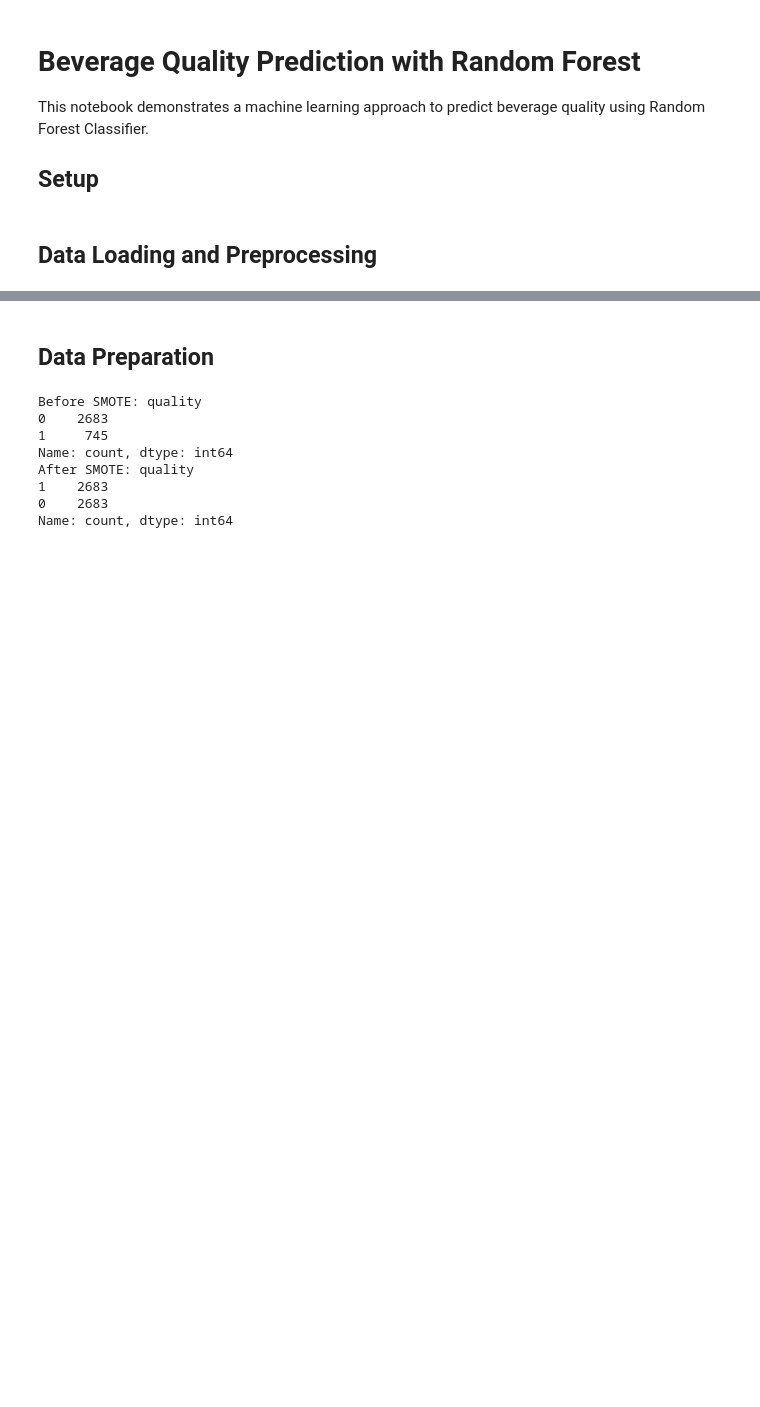
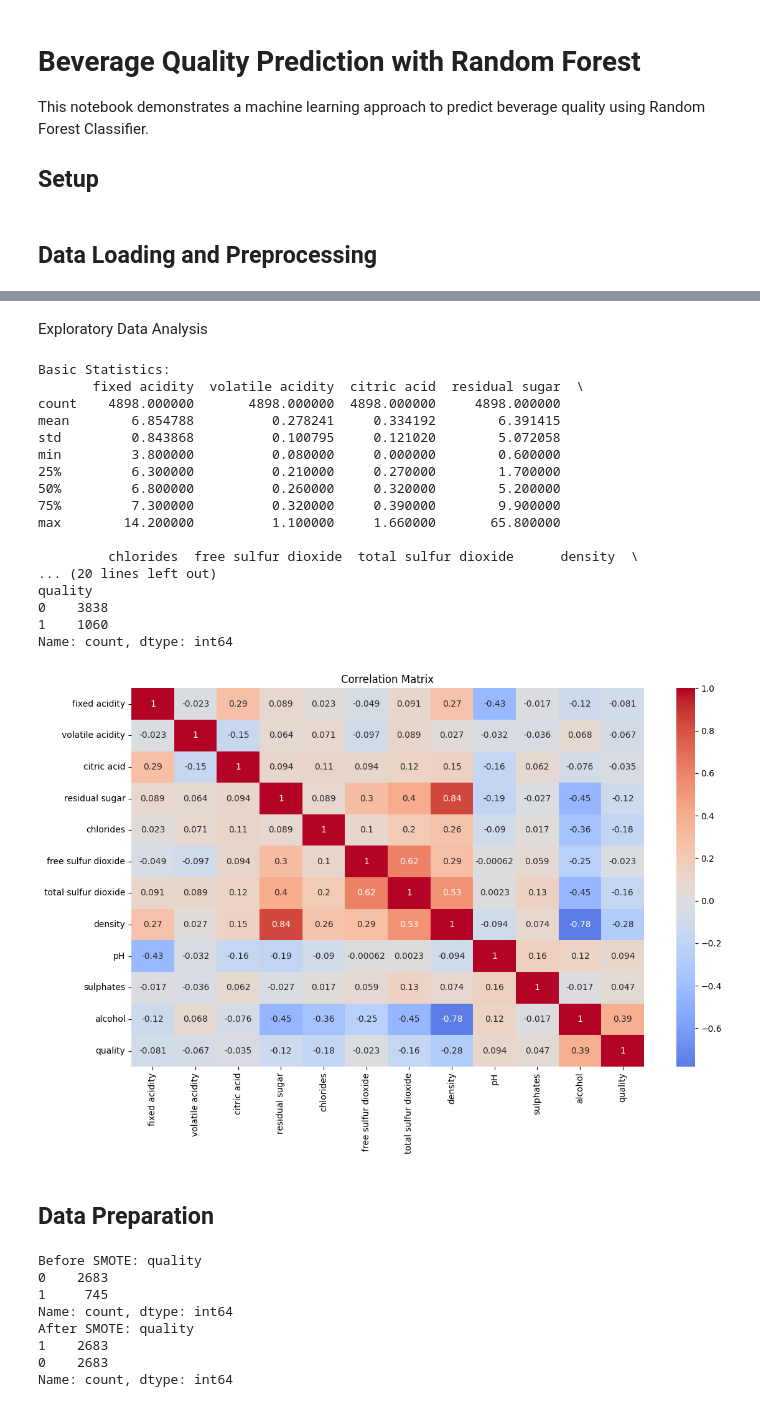
Before and after one commit to tomekbiel/python_data_analysis, a Jupyter notebook: random_forest_baverages.ipynb, the cells around one changed output, grey strips where cells are left out. Cells and saved outputs as stored; diff of their text form; code cells hidden in the pictures; blank space fills up the shorter version.

```diff
--- a/random_forest_baverages.ipynb
+++ b/random_forest_baverages.ipynb
@@ -67,6 +67,43 @@ Dataset Info:
 4           False           False
 
 [5 rows x 316 columns]
+# %% [markdown]
+Exploratory Data Analysis
+# %%
+# Basic statistics
+print("\nBasic Statistics:")
+print(dataset.describe())
+
+# Check class distribution
+print("\nClass Distribution:")
+print(dataset['quality'].value_counts())
+
+# Correlation matrix
+corr = dataset.corr()
+plt.figure(figsize=(12, 8))
+sns.heatmap(corr, annot=True, cmap='coolwarm', center=0)
+plt.title('Correlation Matrix')
+plt.tight_layout()
+plt.show()
+# %% [output]
+Basic Statistics:
+       fixed acidity  volatile acidity  citric acid  residual sugar  \
+count    4898.000000       4898.000000  4898.000000     4898.000000
+mean        6.854788          0.278241     0.334192        6.391415
+std         0.843868          0.100795     0.121020        5.072058
+min         3.800000          0.080000     0.000000        0.600000
+25%         6.300000          0.210000     0.270000        1.700000
+50%         6.800000          0.260000     0.320000        5.200000
+75%         7.300000          0.320000     0.390000        9.900000
+max        14.200000          1.100000     1.660000       65.800000
+
+         chlorides  free sulfur dioxide  total sulfur dioxide      density  \
+... (20 lines left out)
+quality
+0    3838
+1    1060
+Name: count, dtype: int64
+[figure, added]
 # %% [markdown]
 ## Data Preparation
 # %%
```
Also changed, not shown: parts of 1 cell of this notebook.
